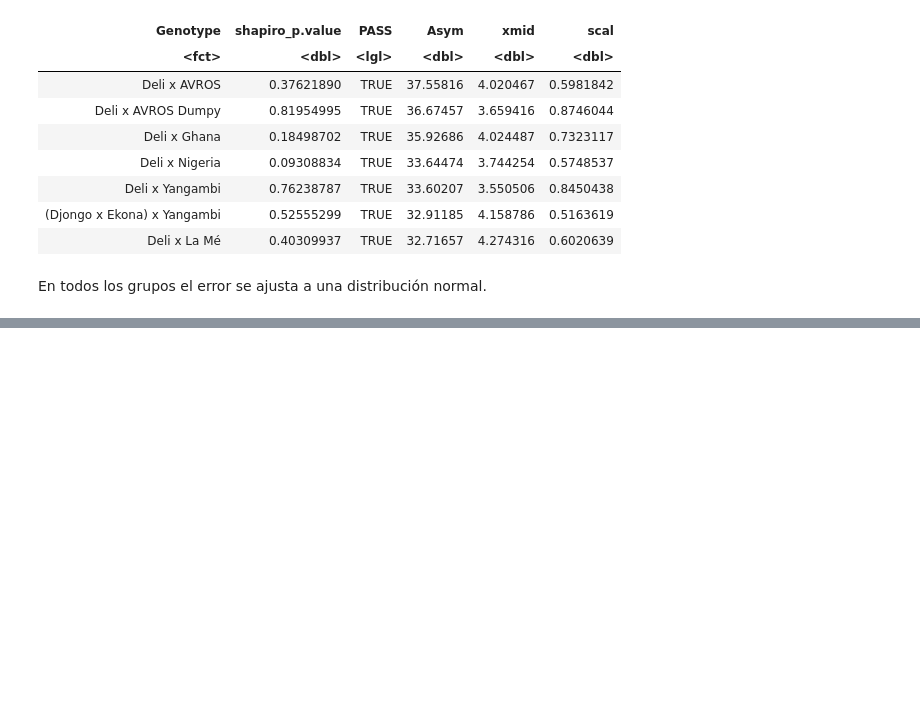
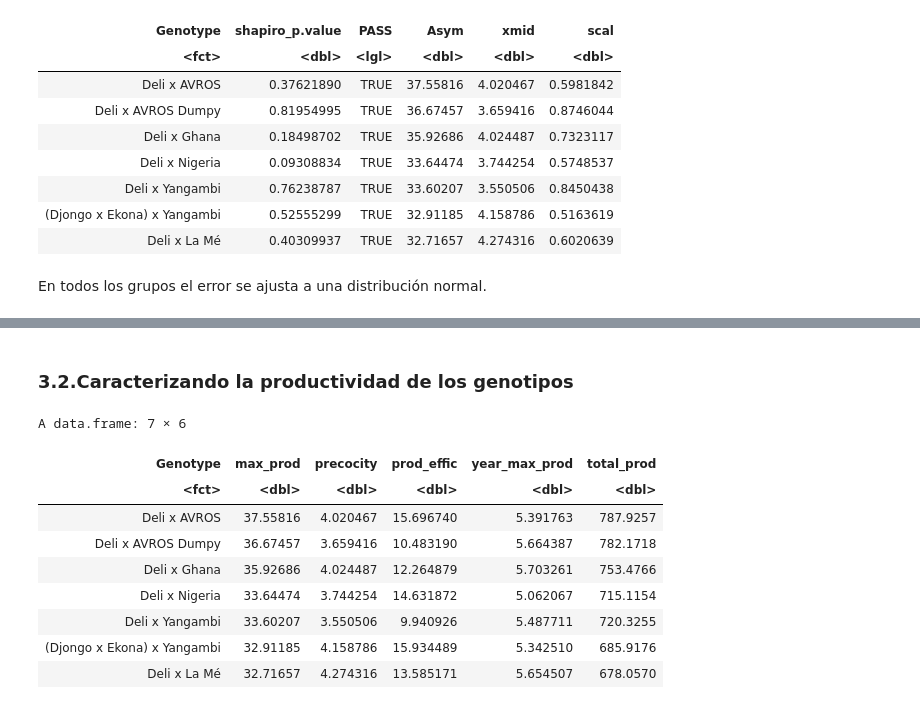
Before and after one commit to hdescobarh/journey-resolution, a Jupyter notebook: FV_Taller03_crecimiento/Code/raw_report.ipynb, the cells around one changed output, grey strips where cells are left out. Drawn from its saved outputs; the diff is of its cells as text; code cells hidden in the pictures; blank space fills up the shorter version.

```diff
--- a/FV_Taller03_crecimiento/Code/raw_report.ipynb
+++ b/FV_Taller03_crecimiento/Code/raw_report.ipynb
@@ -102,7 +104,7 @@ El modelo logístico presenta el menor AICc y el mayor pseudo-$\mathbf{R}^2$, po
 # %%
 models_to_use <- filter_models(tested_models, "logistic")
 
-data.frame(
+model_parameters <- data.frame(
   t(sapply(
     names(models_to_use),
     FUN = function(x) {
@@ -122,6 +124,8 @@ data.frame(
   mutate_at("Genotype", function(x) as.factor(unlist(x))) %>%
   mutate_at(2:6, unlist) %>%
   arrange(desc(Asym))
+
+model_parameters
 # %% [output]
 A data.frame: 7 × 6
 | Genotype | shapiro_p.value | PASS | Asym | xmid | scal |
@@ -137,0 +171,23 @@ En todos los grupos el error se ajusta a una distribución normal.
+# %% [markdown]
+### 3.2.Caracterizando la productividad de los genotipos
+# %%
+productivity <- model_parameters %>%
+  mutate(prod_effic = logis_reprod_effic(Asym, scal)) %>%
+  mutate(year_max_prod = logis_year_max_prod(xmid, scal)) %>%
+  mutate(total_prod = logis_integral(25, Asym, xmid, scal) -
+    logis_integral(0, Asym, xmid, scal)) %>%
+  select(-c("shapiro_p.value", "PASS", "scal")) %>%
+  rename(max_prod = Asym, precocity = xmid)
+
+productivity
+# %% [output]
+A data.frame: 7 × 6
+| Genotype | max_prod | precocity | prod_effic | year_max_prod | total_prod |
+| <fct> | <dbl> | <dbl> | <dbl> | <dbl> | <dbl> |
+| Deli x AVROS | 37.55816 | 4.020467 | 15.696740 | 5.391763 | 787.9257 |
+| Deli x AVROS Dumpy | 36.67457 | 3.659416 | 10.483190 | 5.664387 | 782.1718 |
+| Deli x Ghana | 35.92686 | 4.024487 | 12.264879 | 5.703261 | 753.4766 |
+| Deli x Nigeria | 33.64474 | 3.744254 | 14.631872 | 5.062067 | 715.1154 |
+| Deli x Yangambi | 33.60207 | 3.550506 | 9.940926 | 5.487711 | 720.3255 |
+| (Djongo x Ekona) x Yangambi | 32.91185 | 4.158786 | 15.934489 | 5.342510 | 685.9176 |
+| Deli x La Mé | 32.71657 | 4.274316 | 13.585171 | 5.654507 | 678.0570 |
```
Also changed, not shown: parts of 9 cells of this notebook.
